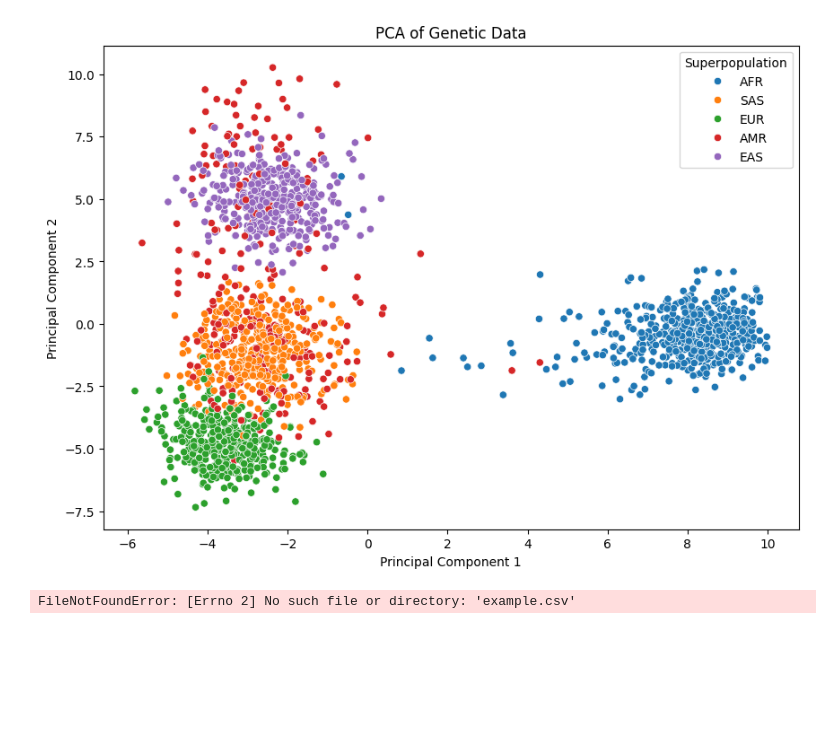
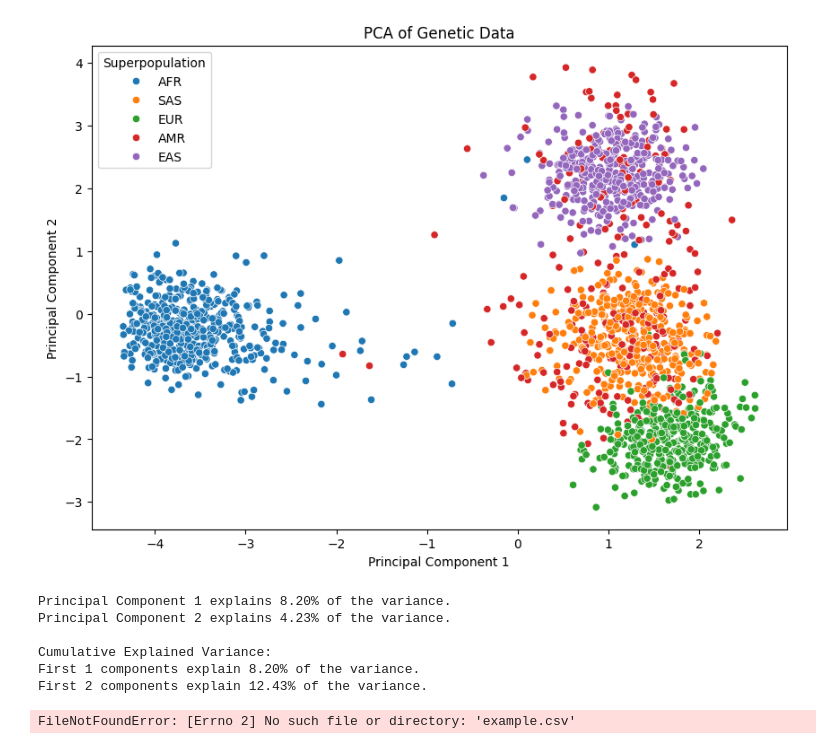
Before and after one commit to K-G-Witt/project4-team1, a Jupyter notebook: PCA.ipynb, the cells around one changed output. Cells and saved outputs as stored; diff of their text form; code cells hidden in the pictures; blank space fills up the shorter version.

Commit message:
explained variance

```diff
--- a/PCA.ipynb
+++ b/PCA.ipynb
@@ -142,38 +182,57 @@ snp_columns = [col for col in data.columns if col not in non_snp_columns]
 
 # One-Hot Encode the SNP columns
 X_encoded = pd.get_dummies(data_filled[snp_columns], drop_first=True)
 
 # Convert to sparse matrix = this can be deleted if unneccessary
 sparse_matrix = csr_matrix(X_encoded.values)
 
 # # Add the non-SNP columns back to the encoded DataFrame
 # clean_data_encoded = pd.concat([data[['id', 'gender', 'superpopulation']], X_encoded], axis=1)
 
 # # Drop non-numeric columns for PCA
 # X_pca = clean_data_encoded.drop(columns=['id', 'gender', 'superpopulation'])
 
-# Standardize the data
-scaler = StandardScaler(with_mean=False)
-X_scaled = scaler.fit_transform(sparse_matrix)
+# # Standardize the data
+# scaler = StandardScaler(with_mean=False)
+# X_scaled = scaler.fit_transform(sparse_matrix)
 
 # Apply PCA
 pca = PCA(n_components=2)  # Reduce to 2 components for visualization
-principal_components = pca.fit_transform(X_scaled)
+principal_components = pca.fit_transform(sparse_matrix)
 
 # Create a DataFrame with the principal components
 pca_df = pd.DataFrame(data=principal_components, columns=['PC1', 'PC2'])
 pca_df['superpopulation'] = data['superpopulation']
 
 # Plot the PCA results
 plt.figure(figsize=(10, 7))
 sns.scatterplot(data=pca_df, x='PC1', y='PC2', hue='superpopulation', palette='tab10')
 plt.title('PCA of Genetic Data')
 plt.xlabel('Principal Component 1')
 plt.ylabel('Principal Component 2')
 plt.legend(title='Superpopulation')
 plt.show()
 # %% [output]
-[figure, old version]
+[figure, new version]
+# %%
+explained_variance_ratio = pca.explained_variance_ratio_
+
+# Display the explained variance for each component
+for i, ratio in enumerate(explained_variance_ratio, start=1):
+    print(f"Principal Component {i} explains {ratio:.2%} of the variance.")
+
+# Alternatively, you can use the cumulative explained variance to see how much variance is explained by the first n components
+cumulative_explained_variance = explained_variance_ratio.cumsum()
+print("\nCumulative Explained Variance:")
+for i, ratio in enumerate(cumulative_explained_variance, start=1):
+    print(f"First {i} components explain {ratio:.2%} of the variance.")
+# %% [output]
+Principal Component 1 explains 8.20% of the variance.
+Principal Component 2 explains 4.23% of the variance.
+
+Cumulative Explained Variance:
+First 1 components explain 8.20% of the variance.
+First 2 components explain 12.43% of the variance.
 # %%
 
 # Chunker for later?
```
Also changed, not shown: parts of 7 cells of this notebook.
